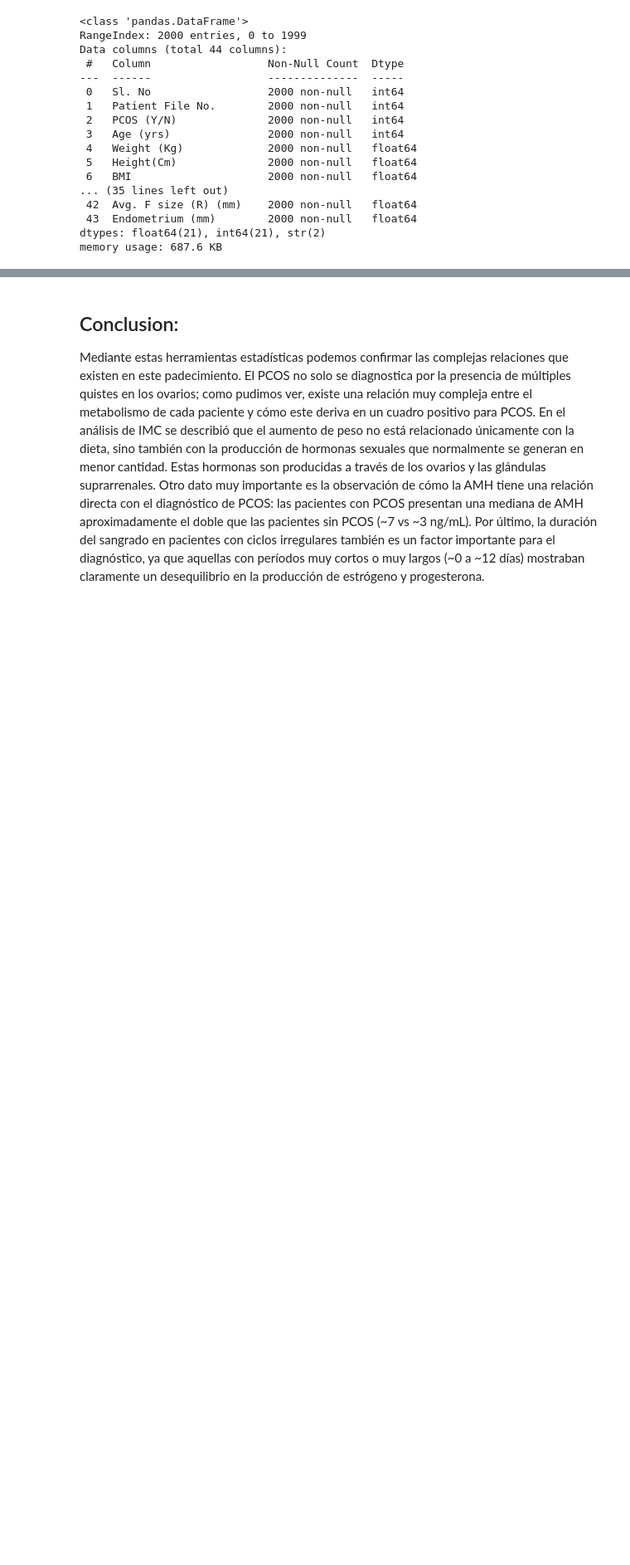
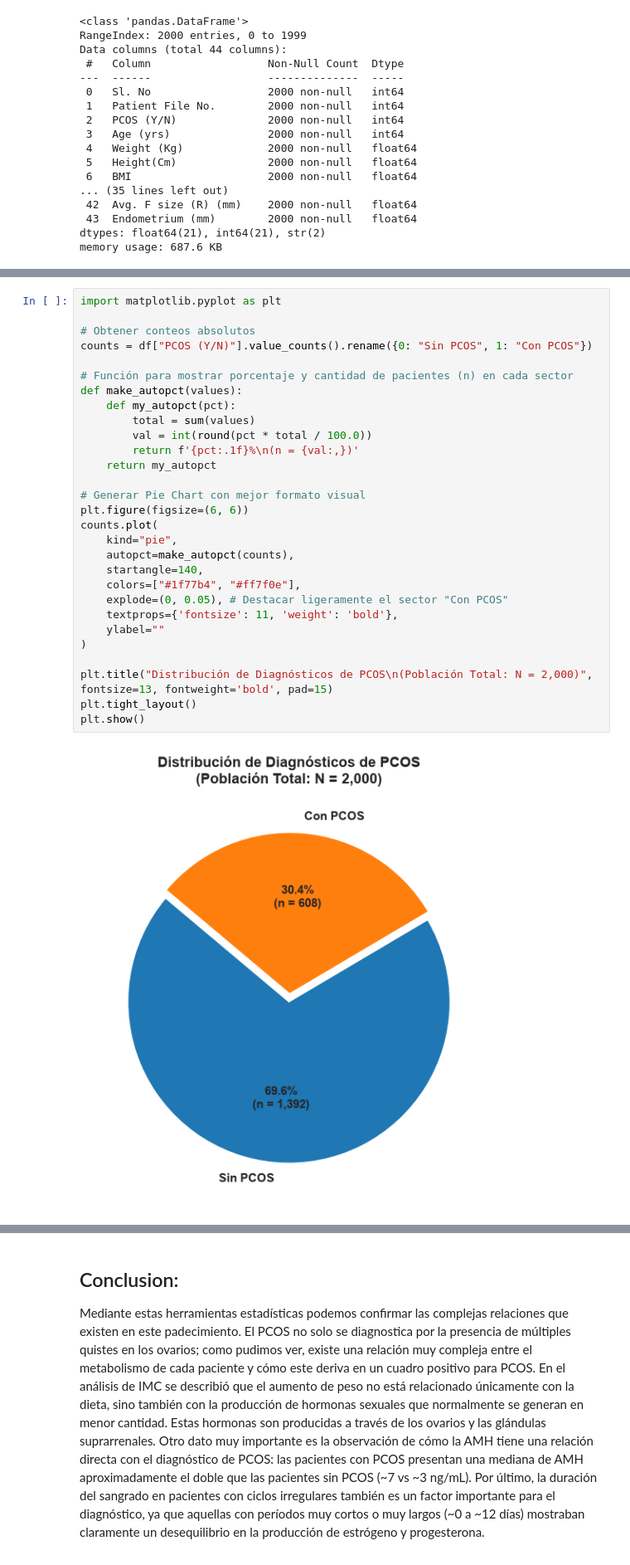
Before and after one commit to Elsarabia15/ICD-2026, a Jupyter notebook: Practicas/Practica-1/Practica-I.ipynb, the cells around one changed output, grey strips where cells are left out. Shown at 83% size. Drawn from its saved outputs; the diff is of its cells as text; blank space fills up the shorter version.

```diff
--- a/Practicas/Practica-1/Practica-I.ipynb
+++ b/Practicas/Practica-1/Practica-I.ipynb
@@ -220,0 +442,31 @@ En el grafico podemos observar una distribucion unimodal, donde se concentra la
+# %%
+import matplotlib.pyplot as plt
+
+# Obtener conteos absolutos
+counts = df["PCOS (Y/N)"].value_counts().rename({0: "Sin PCOS", 1: "Con PCOS"})
+
+# Función para mostrar porcentaje y cantidad de pacientes (n) en cada sector
+def make_autopct(values):
+    def my_autopct(pct):
+        total = sum(values)
+        val = int(round(pct * total / 100.0))
+        return f'{pct:.1f}%\n(n = {val:,})'
+    return my_autopct
+
+# Generar Pie Chart con mejor formato visual
+plt.figure(figsize=(6, 6))
+counts.plot(
+    kind="pie",
+    autopct=make_autopct(counts),
+    startangle=140,
+    colors=["#1f77b4", "#ff7f0e"],
+    explode=(0, 0.05), # Destacar ligeramente el sector "Con PCOS"
+    textprops={'fontsize': 11, 'weight': 'bold'},
+    ylabel=""
+)
+
+plt.title("Distribución de Diagnósticos de PCOS\n(Población Total: N = 2,000)", fontsize=13, fontweight='bold', pad=15)
+plt.tight_layout()
+plt.show()
+# %% [output]
+[figure, added]
```
Also changed, not shown: parts of 43 cells of this notebook, 4 other files.
